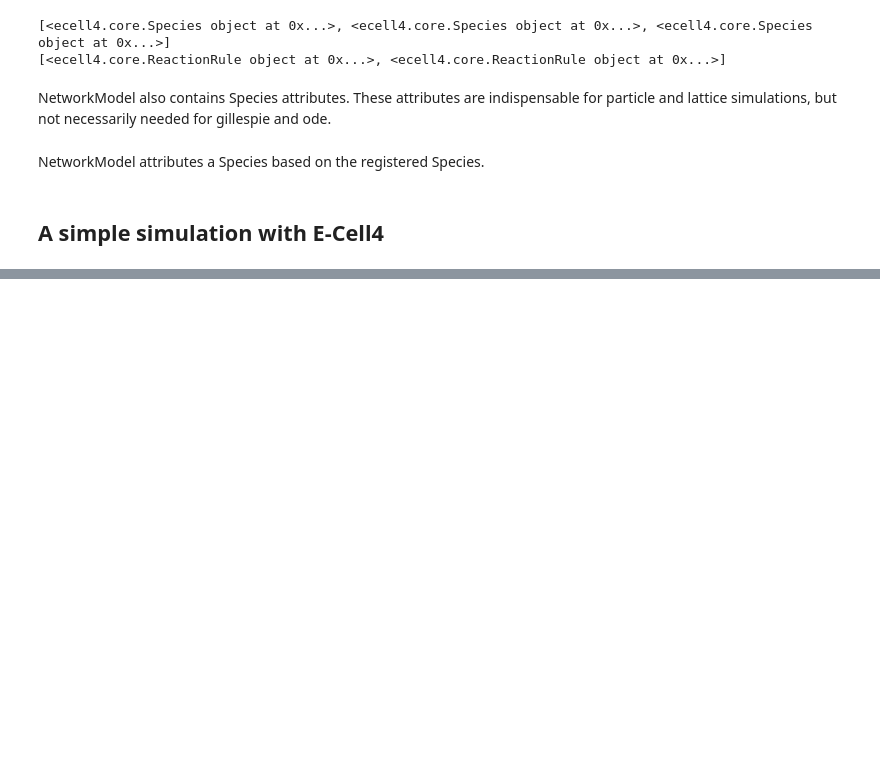
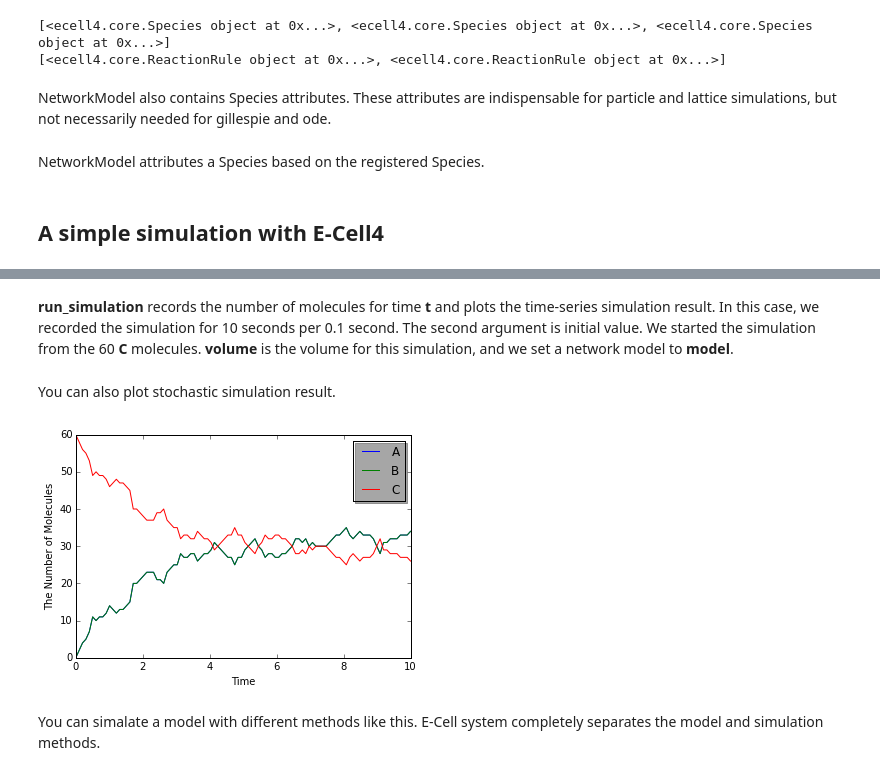
Before and after one commit to ecell/ecell4_base, a Jupyter notebook: ipynb/Tutorials/ModelBasics.ipynb, the cells around one changed output, grey strips where cells are left out. Cells and saved outputs as stored; diff of their text form; code cells hidden in the pictures; blank space fills up the shorter version.

```diff
--- a/ipynb/Tutorials/ModelBasics.ipynb
+++ b/ipynb/Tutorials/ModelBasics.ipynb
@@ -113,0 +128,14 @@ NetworkModel attributes a Species based on the registered Species.
+# %% [markdown]
+**run_simulation** records the number of molecules for time **t** and plots the time-series simulation result.
+In this case, we recorded the simulation for 10 seconds per 0.1 second.
+The second argument is initial value. We started the simulation from the 60 **C** molecules.
+**volume** is the volume for this simulation, and we set a network model to **model**.
+# %% [markdown]
+You can also plot stochastic simulation result.
+# %%
+y = run_simulation(t, {'C': 60}, volume=1.0, model=m, solver='gillespie')
+# %% [output]
+[figure, added]
+# %% [markdown]
+You can simalate a model with different methods like this.
+E-Cell system completely separates the model and simulation methods.
```
Also changed, not shown: parts of 2 cells of this notebook.
